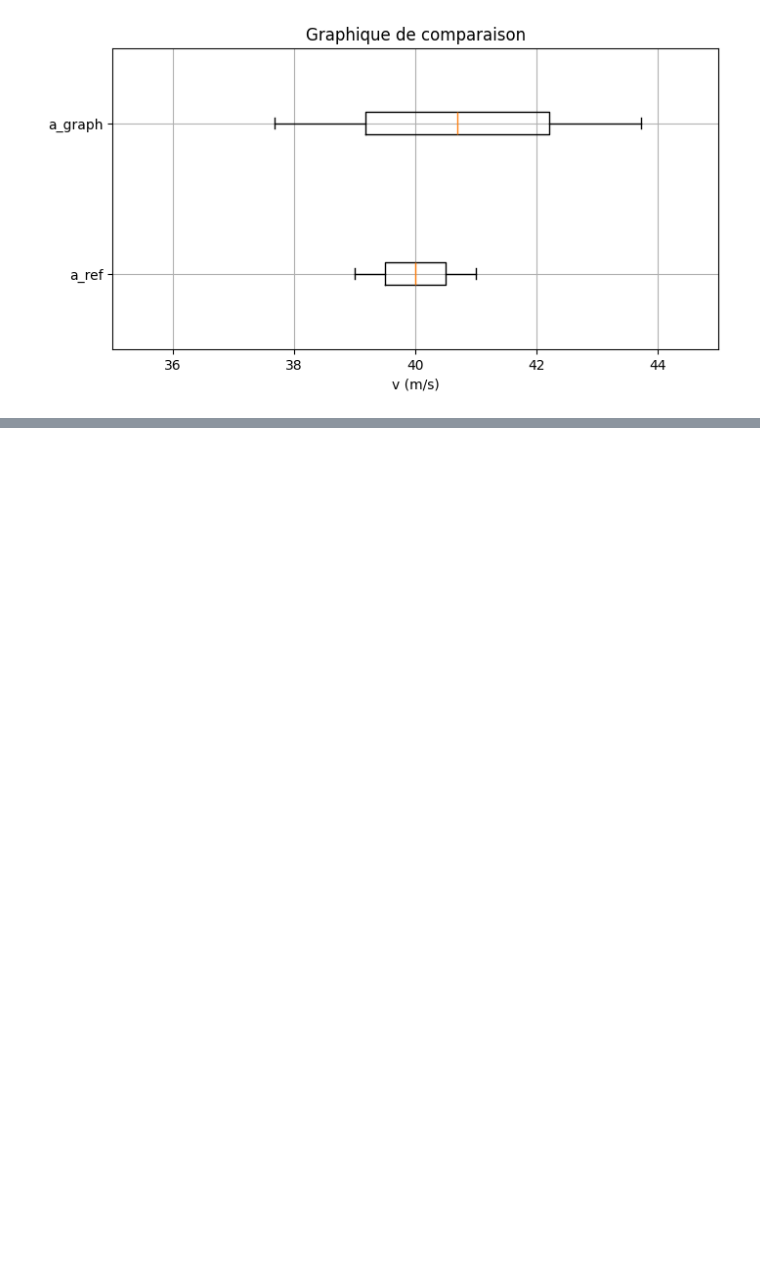
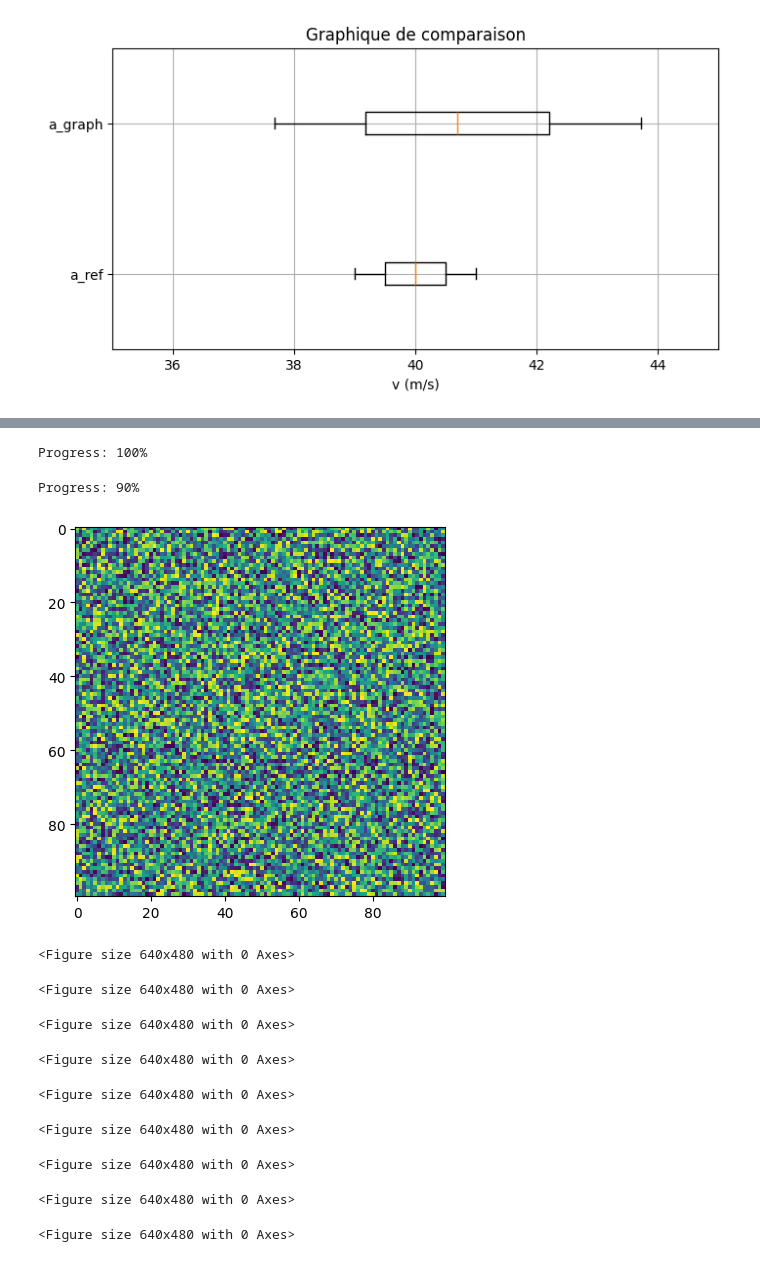
Before and after one commit to benjamingosselincliche/sciencesdelanature-garneau-catalogue-jupyter, a Jupyter notebook: catalogue/203-SN1-05_Mecanique/Exemple_01_cinematique_MRU.ipynb, the cells around one changed output, grey strips where cells are left out. Cells and saved outputs as stored; diff of their text form; code cells hidden in the pictures; blank space fills up the shorter version.

```diff
--- a/catalogue/203-SN1-05_Mecanique/Exemple_01_cinematique_MRU.ipynb
+++ b/catalogue/203-SN1-05_Mecanique/Exemple_01_cinematique_MRU.ipynb
@@ -230,0 +277,57 @@ plt.savefig('./fichiers_output/Exemple_01_cinematique_MRU_graphique_comparaison.
+# %%
+import sys
+import time
+
+# Fonction pour imprimer dynamiquement sur la même ligne
+def print_dynamic(text):
+    sys.stdout.write('\r' + text)
+    sys.stdout.flush()
+
+# Exemple d'utilisation
+for i in range(11):
+    print_dynamic("Progress: {}%".format(i*10))
+    time.sleep(1)  # Ajout d'un délai simulé
+# %% [output]
+Progress: 100%
+# %%
+import time
+
+# Exemple d'utilisation
+for i in range(10):
+    print("Progress: {}%".format(i*10), end='\r')
+    time.sleep(1)  # Ajout d'un délai simulé
+# %% [output]
+Progress: 90%
+# %%
+import matplotlib.pyplot as plt
+import numpy as np
+import time
+
+def show_dynamic_image(image):
+    plt.figure()
+    img_plot = plt.imshow(image)
+    plt.show(block=False)  # Affichage non bloquant pour permettre les mises à jour
+
+    for i in range(10):  # Exemple de mise à jour dynamique
+        # Mise à jour de l'image
+        new_image = np.random.rand(100, 100)  # Exemple de nouvelle image (ici aléatoire)
+        img_plot.set_data(new_image)
+        plt.pause(1)  # Délai d'attente (secondes)
+        plt.draw()
+
+    plt.close()  # Fermer la fenêtre une fois que les mises à jour sont terminées
+
+# Exemple d'utilisation
+image = np.random.rand(100, 100)  # Image aléatoire de taille 100x100
+show_dynamic_image(image)
+# %% [output]
+[figure, added]
+<Figure size 640x480 with 0 Axes>
+<Figure size 640x480 with 0 Axes>
+<Figure size 640x480 with 0 Axes>
+<Figure size 640x480 with 0 Axes>
+<Figure size 640x480 with 0 Axes>
+<Figure size 640x480 with 0 Axes>
+<Figure size 640x480 with 0 Axes>
+<Figure size 640x480 with 0 Axes>
+<Figure size 640x480 with 0 Axes>
```
Also changed, not shown: parts of 5 cells of this notebook, 6 other files.
